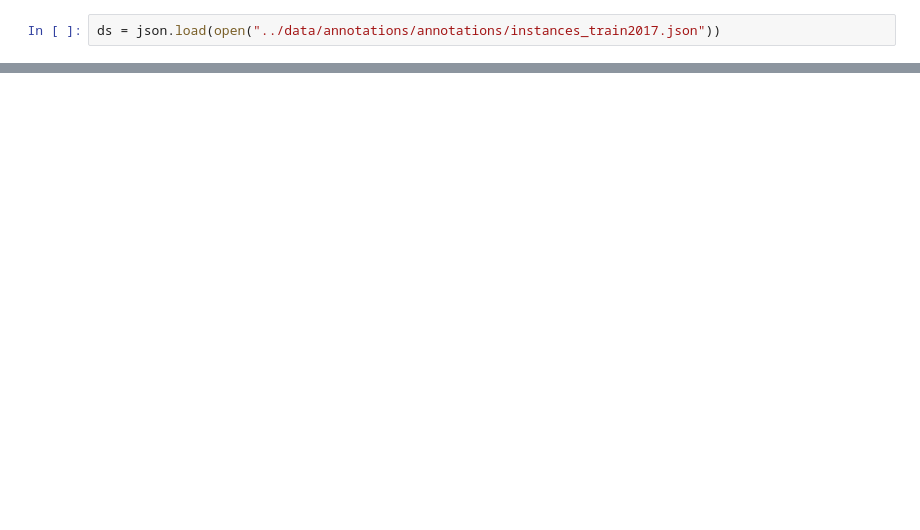
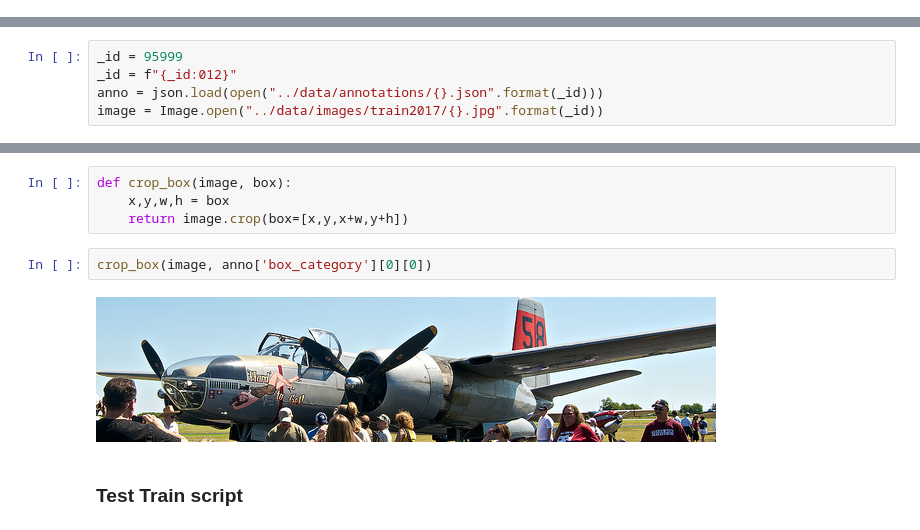
Before and after one commit to deepakdhull80/faster-rcnn, a Jupyter notebook: notebooks/warmup.ipynb, the cells around one changed output, grey strips where cells are left out. Saved outputs shown, nothing was run; the diff lists cells and outputs as text; blank space fills up the shorter version.

```diff
--- a/notebooks/warmup.ipynb
+++ b/notebooks/warmup.ipynb
@@ -5,2 +0,0 @@ import pandas as pd
-# %%
-ds = json.load(open("../data/annotations/annotations/instances_train2017.json"))
@@ -75,0 +13,5 @@ for i, row in merge_df.iterrows():
+# %%
+_id = 95999
+_id = f"{_id:012}"
+anno = json.load(open("../data/annotations/{}.json".format(_id)))
+image = Image.open("../data/images/train2017/{}.jpg".format(_id))
@@ -75,0 +42,10 @@ for i, row in merge_df.iterrows():
+# %%
+def crop_box(image, box):
+    x,y,w,h = box
+    return image.crop(box=[x,y,x+w,y+h])
+# %%
+crop_box(image, anno['box_category'][0][0])
+# %% [output]
+[figure, added]
+# %% [markdown]
+### Test Train script
```
Also changed, not shown: parts of 46 cells of this notebook, 8 other files.
